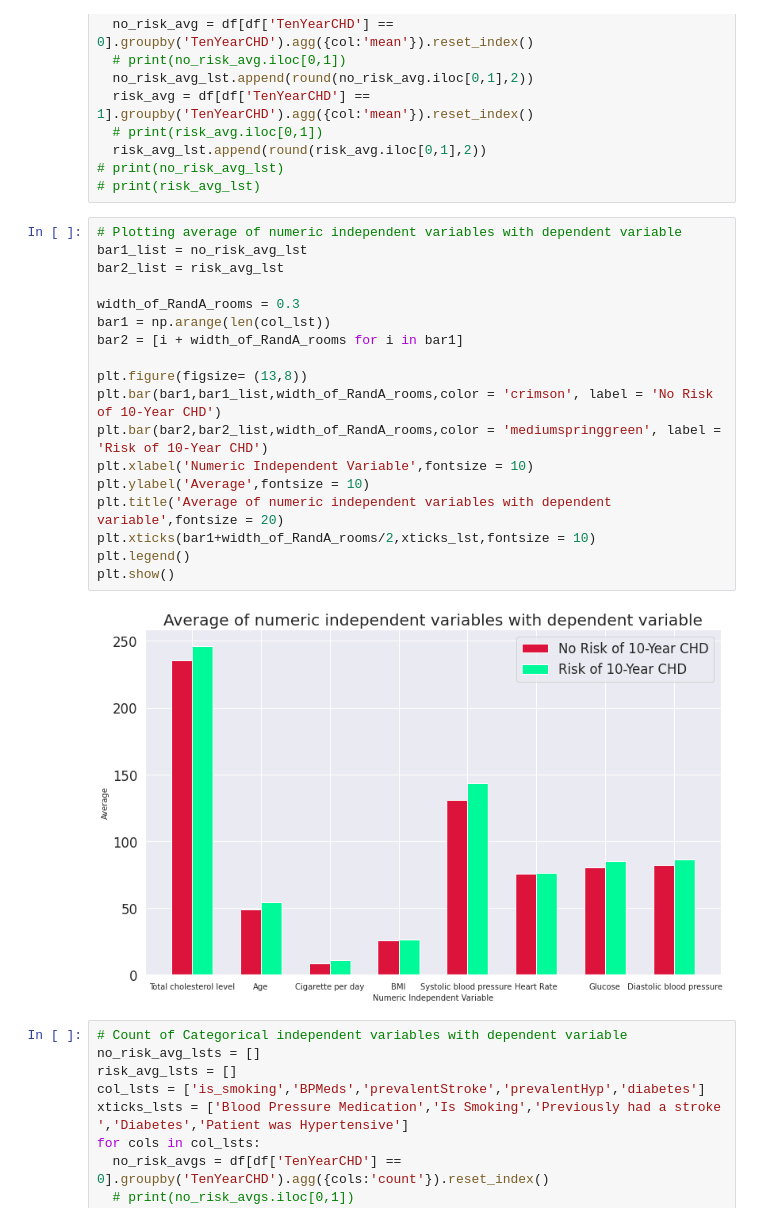
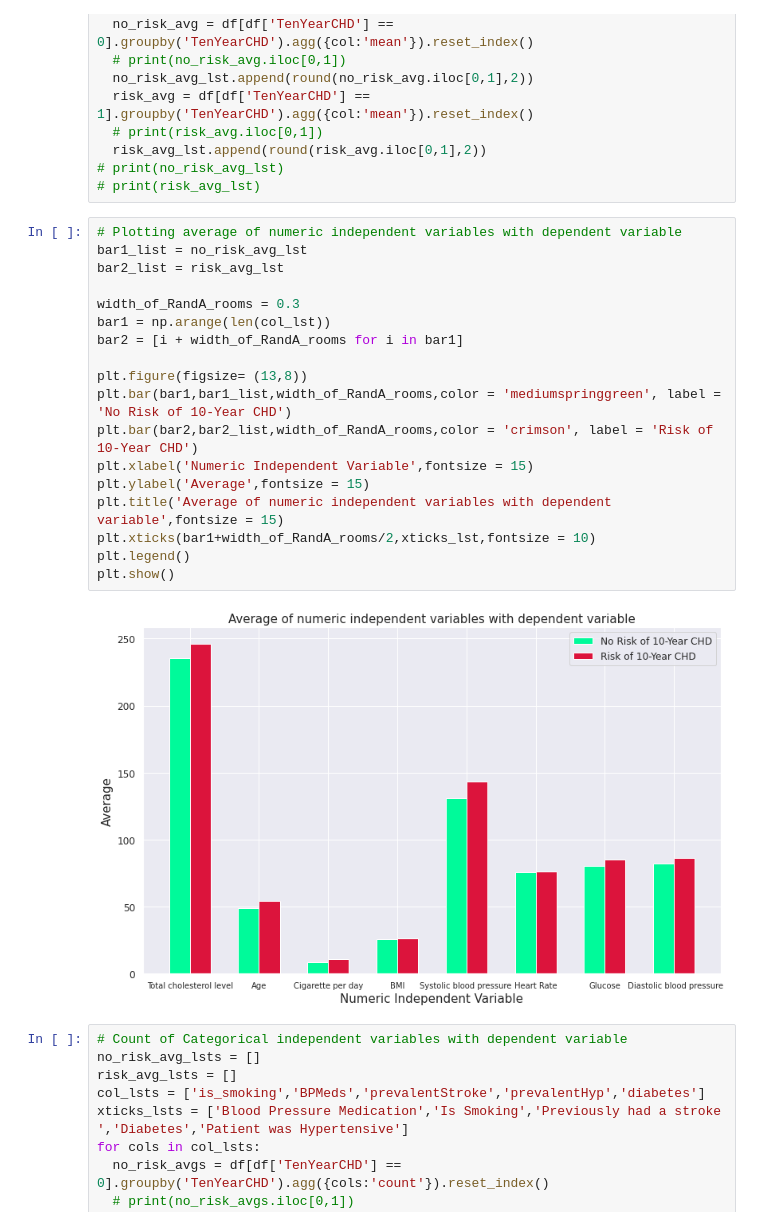
Before and after one commit to SethupathyM/Cardiovascular_Risk_Prediction, a Jupyter notebook: Cardiovascular_Risk_Prediction.ipynb, the cells around one changed output. Cells and saved outputs as stored; diff of their text form.

```diff
--- a/Cardiovascular_Risk_Prediction.ipynb
+++ b/Cardiovascular_Risk_Prediction.ipynb
@@ -311,23 +311,23 @@ for col in col_lst:
 # %%
 # Plotting average of numeric independent variables with dependent variable
 bar1_list = no_risk_avg_lst
 bar2_list = risk_avg_lst
 
 width_of_RandA_rooms = 0.3
 bar1 = np.arange(len(col_lst))
 bar2 = [i + width_of_RandA_rooms for i in bar1]
 
 plt.figure(figsize= (13,8))
-plt.bar(bar1,bar1_list,width_of_RandA_rooms,color = 'crimson', label = 'No Risk of 10-Year CHD')
-plt.bar(bar2,bar2_list,width_of_RandA_rooms,color = 'mediumspringgreen', label = 'Risk of 10-Year CHD')
-plt.xlabel('Numeric Independent Variable',fontsize = 10)
-plt.ylabel('Average',fontsize = 10)
-plt.title('Average of numeric independent variables with dependent variable',fontsize = 20)
+plt.bar(bar1,bar1_list,width_of_RandA_rooms,color = 'mediumspringgreen', label = 'No Risk of 10-Year CHD')
+plt.bar(bar2,bar2_list,width_of_RandA_rooms,color = 'crimson', label = 'Risk of 10-Year CHD')
+plt.xlabel('Numeric Independent Variable',fontsize = 15)
+plt.ylabel('Average',fontsize = 15)
+plt.title('Average of numeric independent variables with dependent variable',fontsize = 15)
 plt.xticks(bar1+width_of_RandA_rooms/2,xticks_lst,fontsize = 10)
 plt.legend()
 plt.show()
 # %% [output]
-[figure, old version]
+[figure, new version]
 # %%
 # Count of Categorical independent variables with dependent variable
 no_risk_avg_lsts = []
```
Also changed, not shown: parts of 2 cells of this notebook.
